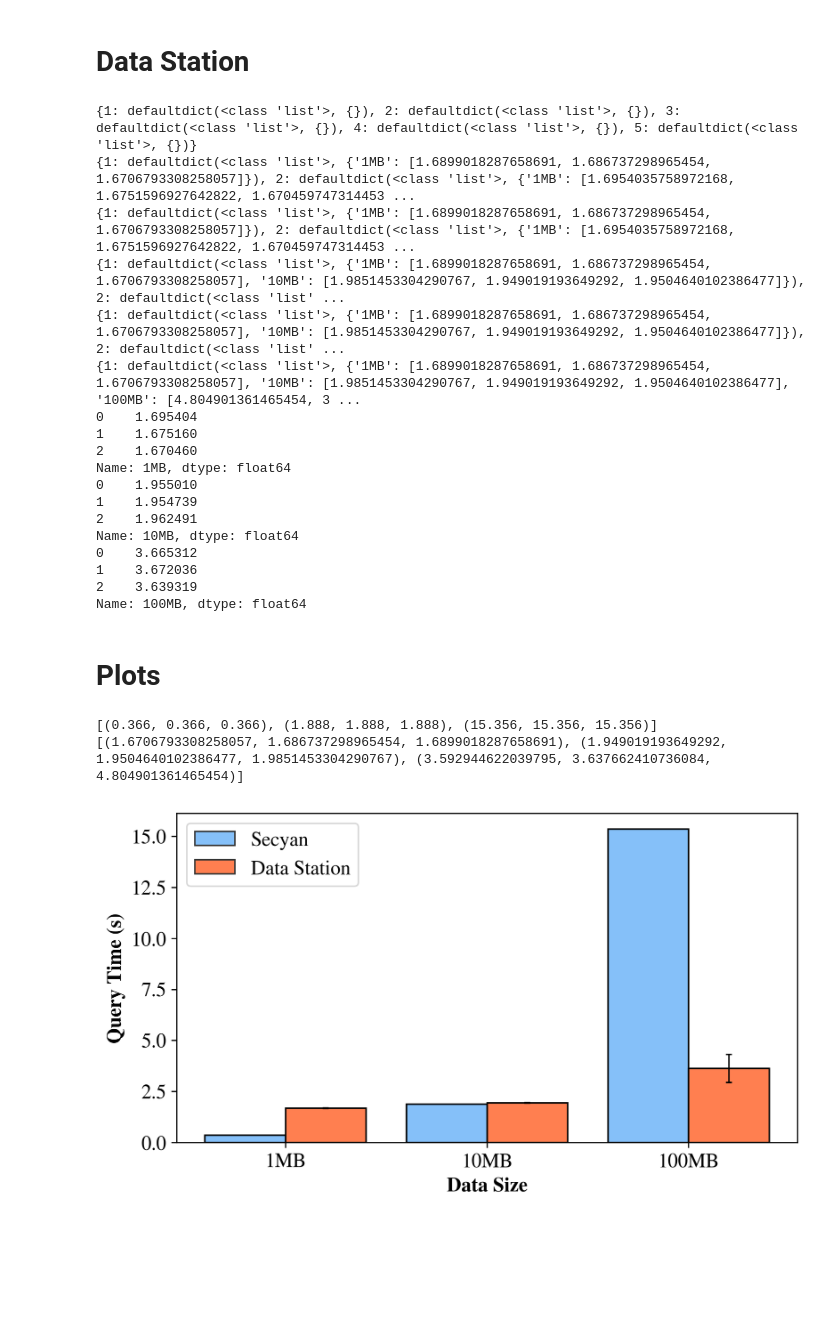
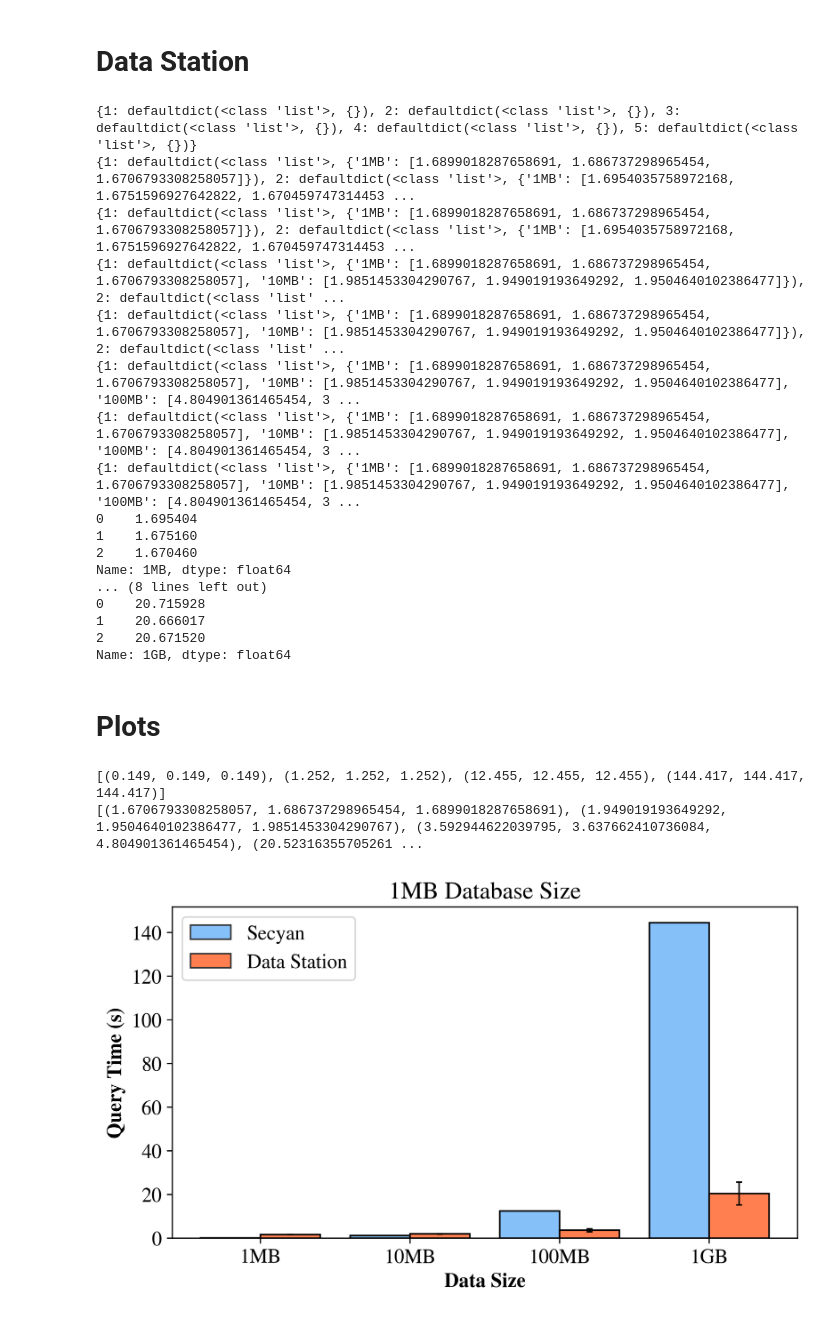
Before and after one commit to TheDataStation/datastation-escrow, a Jupyter notebook: data_comparisons/secyan/secyan_data_parsing.ipynb, the cells around one changed output. Saved outputs shown, nothing was run; the diff lists cells and outputs as text; code cells hidden in the pictures; blank space fills up the shorter version.

Commit message:
secyan done

```diff
--- a/data_comparisons/secyan/secyan_data_parsing.ipynb
+++ b/data_comparisons/secyan/secyan_data_parsing.ipynb
@@ -14,8 +14,9 @@ mpl.rcParams['font.size'] = 13.5
 # %% [markdown]
 # Secyan
 # %%
-data_sizes = ['1MB', '10MB', '100MB']
-query_numbers = [1,2,3,4,5]
+data_sizes = ['1', '10', '100', '1000']
+data_sizes_dict = {'1':'1MB', '10':'10MB', '100':'100MB', '1000':'1GB'}
+query_numbers = [3,8,9,10,18]
 party_number = 2
 
 
@@ -25,29 +26,26 @@ from collections import defaultdict
 for qnum in query_numbers:
     query_dict[qnum] = defaultdict(list)
 
-for data_size in data_sizes:
-    time_taken_col = f"{data_size}"
-    cols = ["query", time_taken_col]
-    path = f"secyan_data/{data_size}_{party_number}.csv"
-    print(query_dict)
-
-    # try:
+    path = f"secyan_data/query{qnum}.csv"
+    time_taken_col = "time_taken"
+    cols = ["size", time_taken_col]
     data = pd.read_csv(path, names=cols, header=None)
     time_col = data.loc[:,time_taken_col]
-    query_col = data.loc[:,"query"]
-    # data.set_axis(cols, axis=1)
-    for idx, query_num in enumerate(query_col):
-        query_dict[query_num][data_size].append(time_col[idx])
+    size_col = data.loc[:,"size"]
+
+
+    for idx, size_num in enumerate(size_col):
+        size = str(size_num)
+        if(str(size) in list(data_sizes_dict.keys())):
+            if time_col[idx] != -1:
+                query_dict[qnum][data_sizes_dict[size]].append(time_col[idx])
     print(query_dict)
-
-    # except:
-    #     print(f"Failed to read file {path}")
 secyan_dict = {}
 for qnum in query_numbers:
     secyan_dict[qnum] = [pd.Series(value).rename(k) for k, value in query_dict[qnum].items()]
 
-for i in range(len(data_sizes)):
-    print(secyan_dict[2][i])
+for i in range(len(data_sizes_dict.values())):
+    print(secyan_dict[3][i])
 
 # Returns a secyan_dict with key = query number
 # %% [output]
@@ -66,7 +65,7 @@ Name: 100MB, dtype: float64
 # %% [markdown]
 # Data Station
 # %%
-data_sizes = ['1MB', '10MB', '100MB']
+data_sizes = ['1MB', '10MB', '100MB','1GB']
 query_numbers = [1,2,3,4,5]
 party_number = 2
 
@@ -109,18 +108,17 @@ for i in range(len(data_sizes)):
 {1: defaultdict(<class 'list'>, {'1MB': [1.6899018287658691, 1.686737298965454, 1.6706793308258057], '10MB': [1.9851453304290767, 1.949019193649292, 1.9504640102386477]}), 2: defaultdict(<class 'list' ...
 {1: defaultdict(<class 'list'>, {'1MB': [1.6899018287658691, 1.686737298965454, 1.6706793308258057], '10MB': [1.9851453304290767, 1.949019193649292, 1.9504640102386477]}), 2: defaultdict(<class 'list' ...
 {1: defaultdict(<class 'list'>, {'1MB': [1.6899018287658691, 1.686737298965454, 1.6706793308258057], '10MB': [1.9851453304290767, 1.949019193649292, 1.9504640102386477], '100MB': [4.804901361465454, 3 ...
+{1: defaultdict(<class 'list'>, {'1MB': [1.6899018287658691, 1.686737298965454, 1.6706793308258057], '10MB': [1.9851453304290767, 1.949019193649292, 1.9504640102386477], '100MB': [4.804901361465454, 3 ...
+{1: defaultdict(<class 'list'>, {'1MB': [1.6899018287658691, 1.686737298965454, 1.6706793308258057], '10MB': [1.9851453304290767, 1.949019193649292, 1.9504640102386477], '100MB': [4.804901361465454, 3 ...
 0    1.695404
 1    1.675160
 2    1.670460
 Name: 1MB, dtype: float64
-0    1.955010
-1    1.954739
-2    1.962491
-Name: 10MB, dtype: float64
-0    3.665312
-1    3.672036
-2    3.639319
-Name: 100MB, dtype: float64
+... (8 lines left out)
+0    20.715928
+1    20.666017
+2    20.671520
+Name: 1GB, dtype: float64
 # %% [markdown]
 # Plots
 # %%
@@ -130,7 +128,7 @@ def raw_mmm(df):
     max = df.max()
     return min, median, max
 # %%
-data_left = secyan_dict[1]
+data_left = secyan_dict[3]
 data_left_mmm = [raw_mmm(col) for col in data_left]
 print(data_left_mmm)
 
@@ -138,7 +136,7 @@ data_right = data_station_dict[1]
 data_right_mmm = [raw_mmm(col) for col in data_right]
 print(data_right_mmm)
 
-X_axis = np.arange(3)+1
+X_axis = np.arange(4)+1
 
 width = 0.4
 
@@ -180,34 +178,34 @@ plt.bar(x=X_axis-width/2,width=width,height=medians_left,yerr=stdev_left,
 
 plt.bar(x=X_axis+width/2,width=width,height=medians_right,label="Data Station",
 #         # edgecolor=colors_right[i],
 #         # edgecolor=[.2,.2,.2],
 #         # alpha=0.8,
 #         # label=labels_left[i],
 #         # color='none',
 #         # color=colors_right[i],
         edgecolor=[0.2,0.2,0.2],
 #         # hatch="...",
         color='coral'
         )
 
 plt.bar(x=X_axis+width/2,width=width,height=medians_right,yerr=stdev_right,
         edgecolor='black',
         error_kw={"elinewidth":1,"capsize":2,"capthick":1},
         color='none'
         )
 
 plt.xlabel("Data Size", fontweight="bold")
 plt.ylabel("Query Time (s)", fontweight="bold")
 plt.title("1MB Database Size")
 plt.legend()
 
 plt.xticks(X_axis, [col.name for col in data_right])
 
 plt.savefig("q1.pdf", bbox_inches='tight')
 
 plt.show()
 # %% [output]
-[(0.366, 0.366, 0.366), (1.888, 1.888, 1.888), (15.356, 15.356, 15.356)]
-[(1.6706793308258057, 1.686737298965454, 1.6899018287658691), (1.949019193649292, 1.9504640102386477, 1.9851453304290767), (3.592944622039795, 3.637662410736084, 4.804901361465454)]
+[(0.149, 0.149, 0.149), (1.252, 1.252, 1.252), (12.455, 12.455, 12.455), (144.417, 144.417, 144.417)]
+[(1.6706793308258057, 1.686737298965454, 1.6899018287658691), (1.949019193649292, 1.9504640102386477, 1.9851453304290767), (3.592944622039795, 3.637662410736084, 4.804901361465454), (20.52316355705261 ...
-[figure, old version]
+[figure, new version]
 # %%
```
Also changed, not shown: parts of 5 cells of this notebook, 10 other files.
